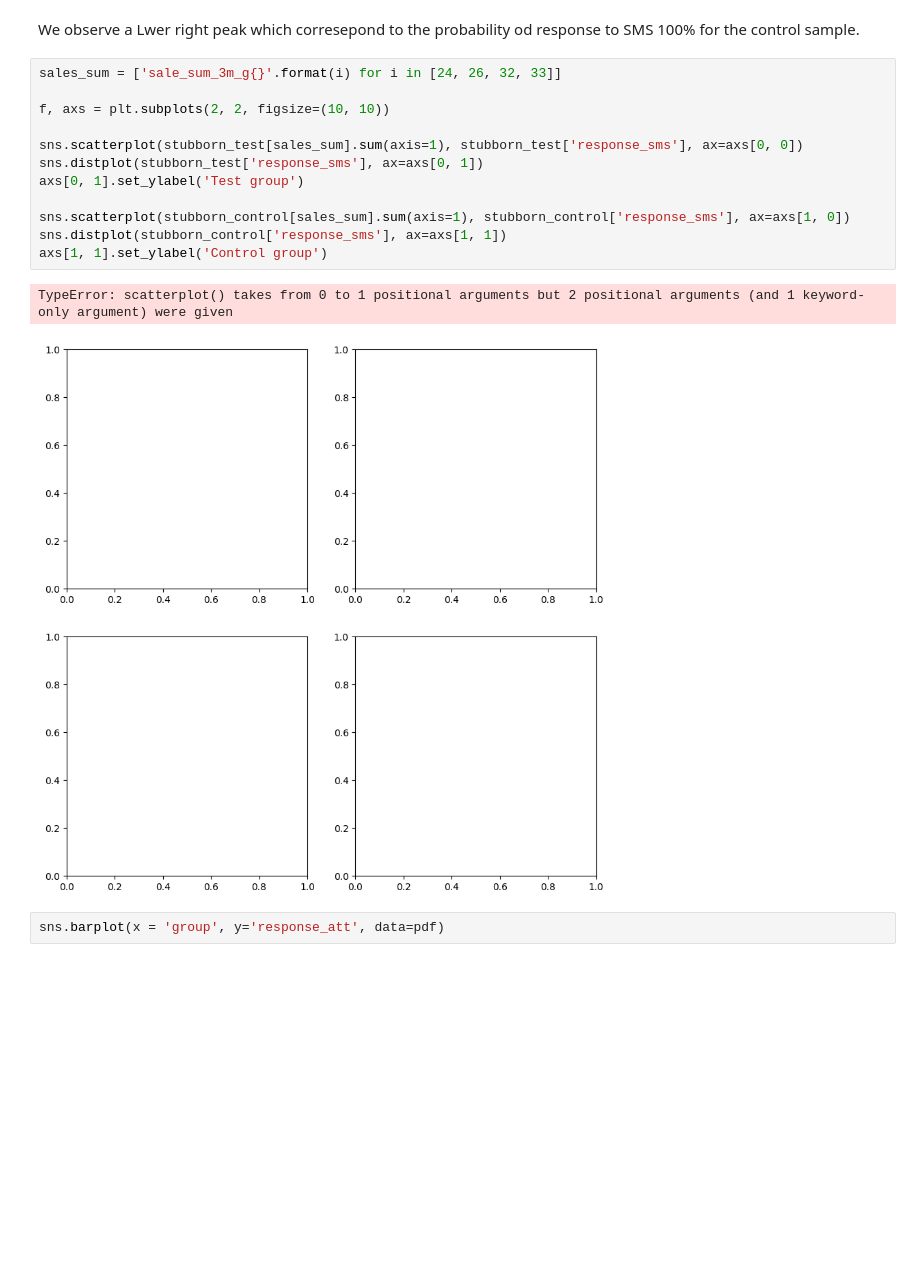
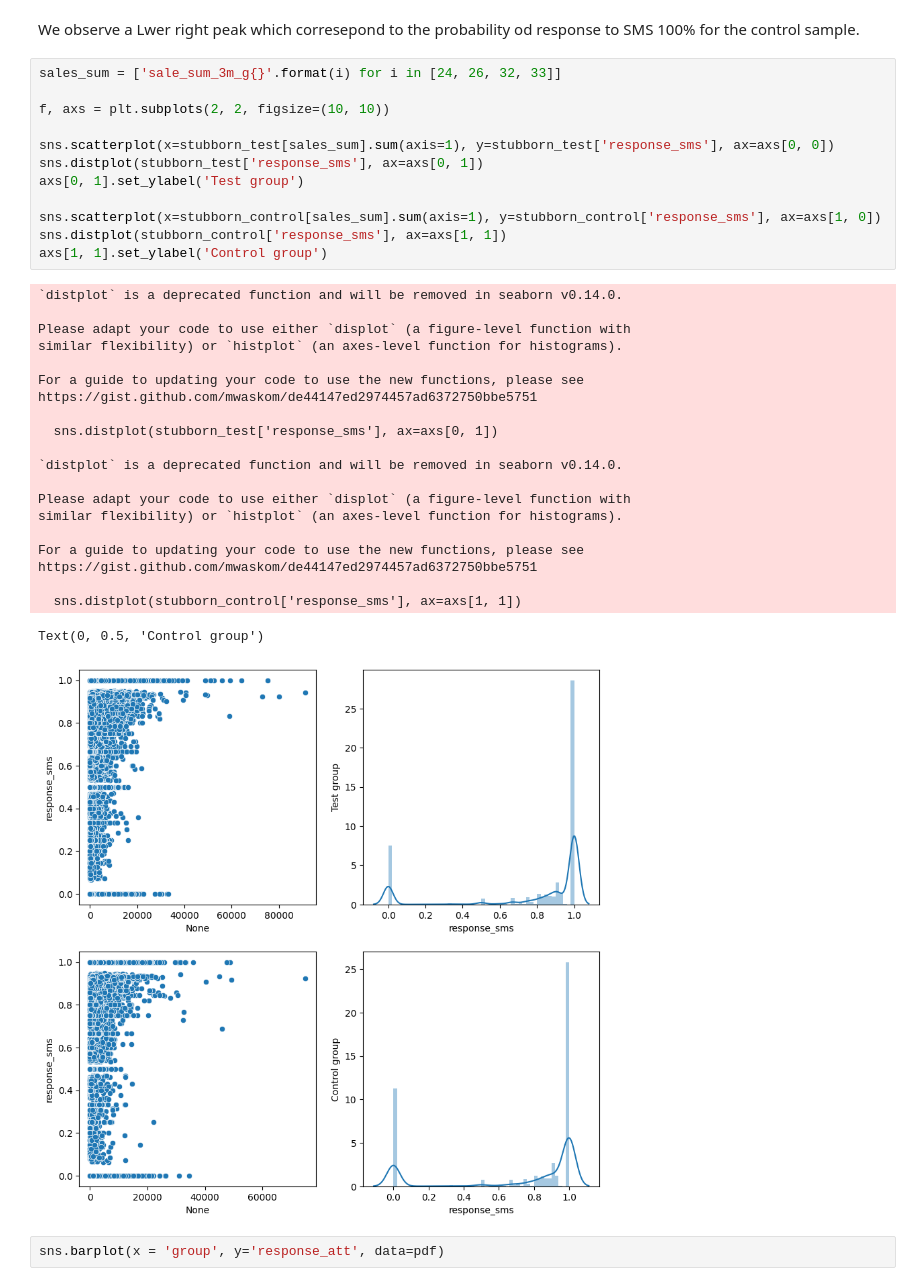
Before and after one commit to Bhupendra-glitch/Experimentation-Uplift-Modeling, a Jupyter notebook: Experimentation_Uplift_Modeling.ipynb, the cells around one changed output. Cells and saved outputs as stored; diff of their text form; blank space fills up the shorter version.

```diff
--- a/Experimentation_Uplift_Modeling.ipynb
+++ b/Experimentation_Uplift_Modeling.ipynb
@@ -408,18 +408,37 @@ We observe a Lwer right peak which corresepond to the probability od response to
 # %%
 sales_sum = ['sale_sum_3m_g{}'.format(i) for i in [24, 26, 32, 33]]
 
 f, axs = plt.subplots(2, 2, figsize=(10, 10))
 
-sns.scatterplot(stubborn_test[sales_sum].sum(axis=1), stubborn_test['response_sms'], ax=axs[0, 0])
+sns.scatterplot(x=stubborn_test[sales_sum].sum(axis=1), y=stubborn_test['response_sms'], ax=axs[0, 0])
 sns.distplot(stubborn_test['response_sms'], ax=axs[0, 1])
 axs[0, 1].set_ylabel('Test group')
 
-sns.scatterplot(stubborn_control[sales_sum].sum(axis=1), stubborn_control['response_sms'], ax=axs[1, 0])
+sns.scatterplot(x=stubborn_control[sales_sum].sum(axis=1), y=stubborn_control['response_sms'], ax=axs[1, 0])
 sns.distplot(stubborn_control['response_sms'], ax=axs[1, 1])
 axs[1, 1].set_ylabel('Control group')
 # %% [output]
-TypeError: scatterplot() takes from 0 to 1 positional arguments but 2 positional arguments (and 1 keyword-only argument) were given
+`distplot` is a deprecated function and will be removed in seaborn v0.14.0.
+
+Please adapt your code to use either `displot` (a figure-level function with
+similar flexibility) or `histplot` (an axes-level function for histograms).
+
+For a guide to updating your code to use the new functions, please see
+https://gist.github.com/mwaskom/de44147ed2974457ad6372750bbe5751
+
+  sns.distplot(stubborn_test['response_sms'], ax=axs[0, 1])
+
+`distplot` is a deprecated function and will be removed in seaborn v0.14.0.
+
+Please adapt your code to use either `displot` (a figure-level function with
+similar flexibility) or `histplot` (an axes-level function for histograms).
+
+For a guide to updating your code to use the new functions, please see
+https://gist.github.com/mwaskom/de44147ed2974457ad6372750bbe5751
+
+  sns.distplot(stubborn_control['response_sms'], ax=axs[1, 1])
+Text(0, 0.5, 'Control group')
-[figure, old version]
+[figure, new version]
 # %%
 sns.barplot(x = 'group', y='response_att', data=pdf)
 # %% [output]
```
Also changed, not shown: parts of 2 cells of this notebook.
